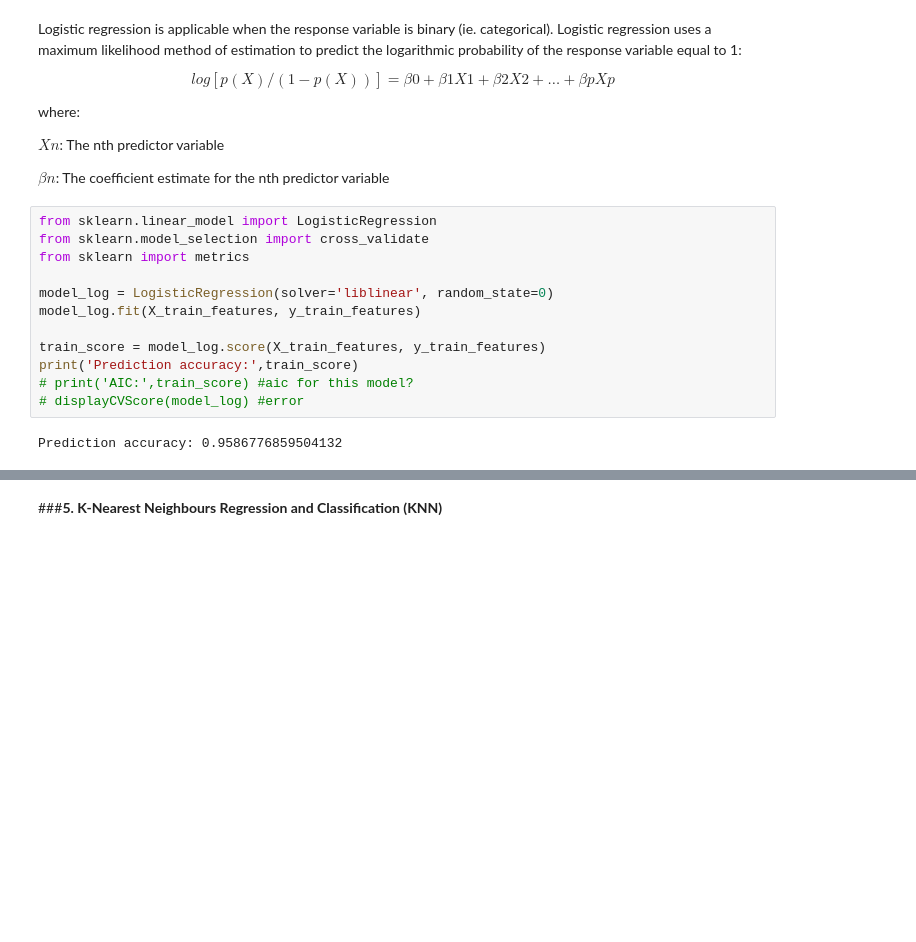
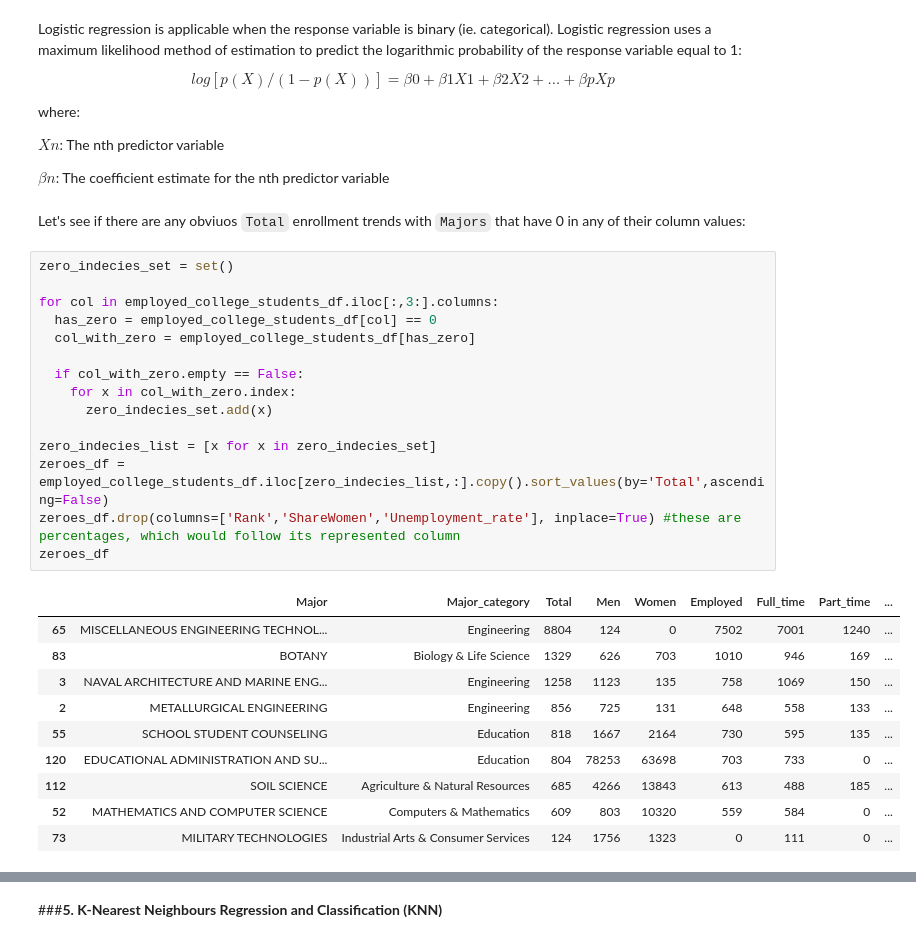
Before and after one commit to yabbou/Career_Forecasting, a Jupyter notebook: final_project.ipynb, the cells around one changed output, grey strips where cells are left out. Cells and saved outputs as stored; diff of their text form; blank space fills up the shorter version.

```diff
--- a/final_project.ipynb
+++ b/final_project.ipynb
@@ -901,17 +909,31 @@ where:
 $Xn$: The nth predictor variable
 
 $βn$: The coefficient estimate for the nth predictor variable
-# %%
-from sklearn.linear_model import LogisticRegression
-from sklearn.model_selection import cross_validate
-from sklearn import metrics
-
-model_log = LogisticRegression(solver='liblinear', random_state=0)
-model_log.fit(X_train_features, y_train_features)
-
-train_score = model_log.score(X_train_features, y_train_features)
-print('Prediction accuracy:',train_score)
-# print('AIC:',train_score) #aic for this model?
-# displayCVScore(model_log) #error
-# %% [output]
-Prediction accuracy: 0.9586776859504132
+# %% [markdown]
+Let's see if there are any obviuos `Total` enrollment trends with `Majors` that have 0 in any of their column values:
+# %%
+zero_indecies_set = set()
+
+for col in employed_college_students_df.iloc[:,3:].columns:
+  has_zero = employed_college_students_df[col] == 0
+  col_with_zero = employed_college_students_df[has_zero]
+
+  if col_with_zero.empty == False:
+    for x in col_with_zero.index:
+      zero_indecies_set.add(x)
+
+zero_indecies_list = [x for x in zero_indecies_set]
+zeroes_df = employed_college_students_df.iloc[zero_indecies_list,:].copy().sort_values(by='Total',ascending=False)
+zeroes_df.drop(columns=['Rank','ShareWomen','Unemployment_rate'], inplace=True) #these are percentages, which would follow its represented column
+zeroes_df
+# %% [output]
+|  | Major | Major_category | Total | Men | Women | Employed | Full_time | Part_time | ... |
+| 65 | MISCELLANEOUS ENGINEERING TECHNOL... | Engineering | 8804 | 124 | 0 | 7502 | 7001 | 1240 | ... |
+| 83 | BOTANY | Biology & Life Science | 1329 | 626 | 703 | 1010 | 946 | 169 | ... |
+| 3 | NAVAL ARCHITECTURE AND MARINE ENG... | Engineering | 1258 | 1123 | 135 | 758 | 1069 | 150 | ... |
+| 2 | METALLURGICAL ENGINEERING | Engineering | 856 | 725 | 131 | 648 | 558 | 133 | ... |
+| 55 | SCHOOL STUDENT COUNSELING | Education | 818 | 1667 | 2164 | 730 | 595 | 135 | ... |
+| 120 | EDUCATIONAL ADMINISTRATION AND SU... | Education | 804 | 78253 | 63698 | 703 | 733 | 0 | ... |
+| 112 | SOIL SCIENCE | Agriculture & Natural Resources | 685 | 4266 | 13843 | 613 | 488 | 185 | ... |
+| 52 | MATHEMATICS AND COMPUTER SCIENCE | Computers & Mathematics | 609 | 803 | 10320 | 559 | 584 | 0 | ... |
+| 73 | MILITARY TECHNOLOGIES | Industrial Arts & Consumer Services | 124 | 1756 | 1323 | 0 | 111 | 0 | ... |
```
Also changed, not shown: parts of 50 cells of this notebook.
